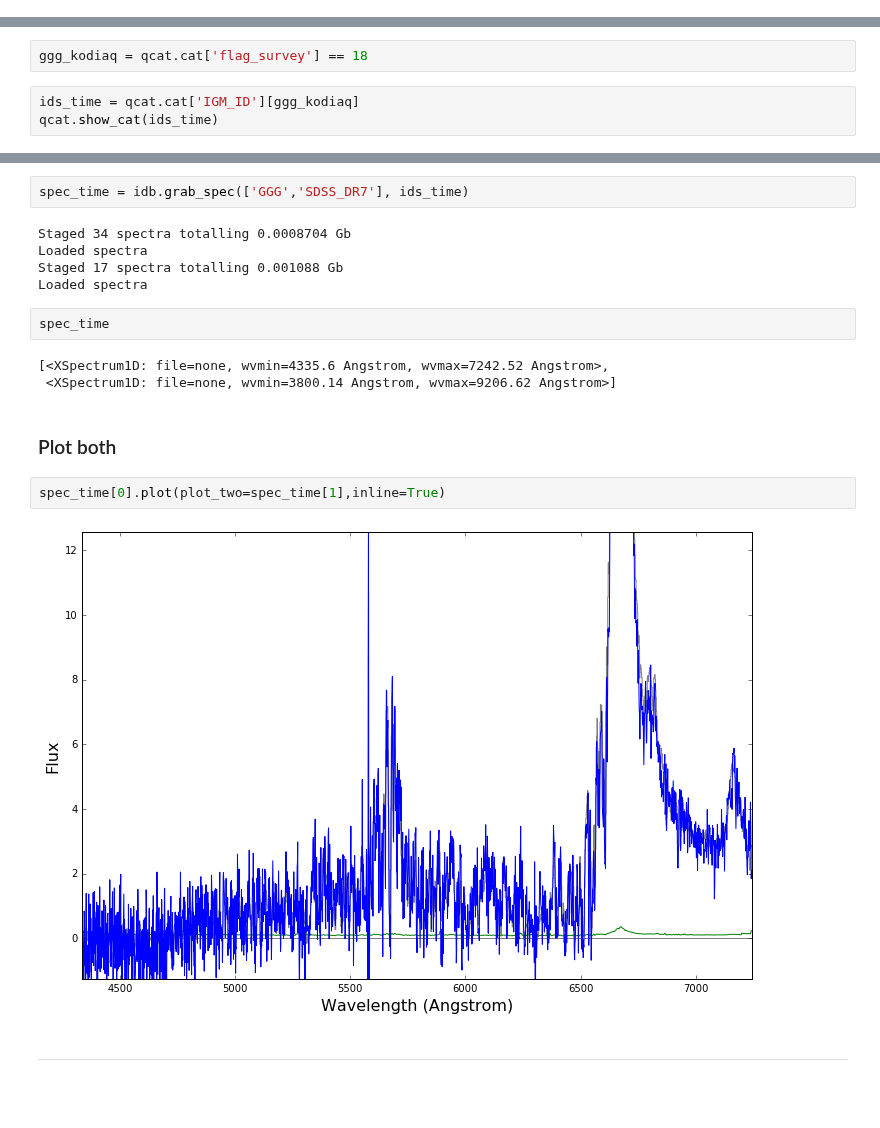
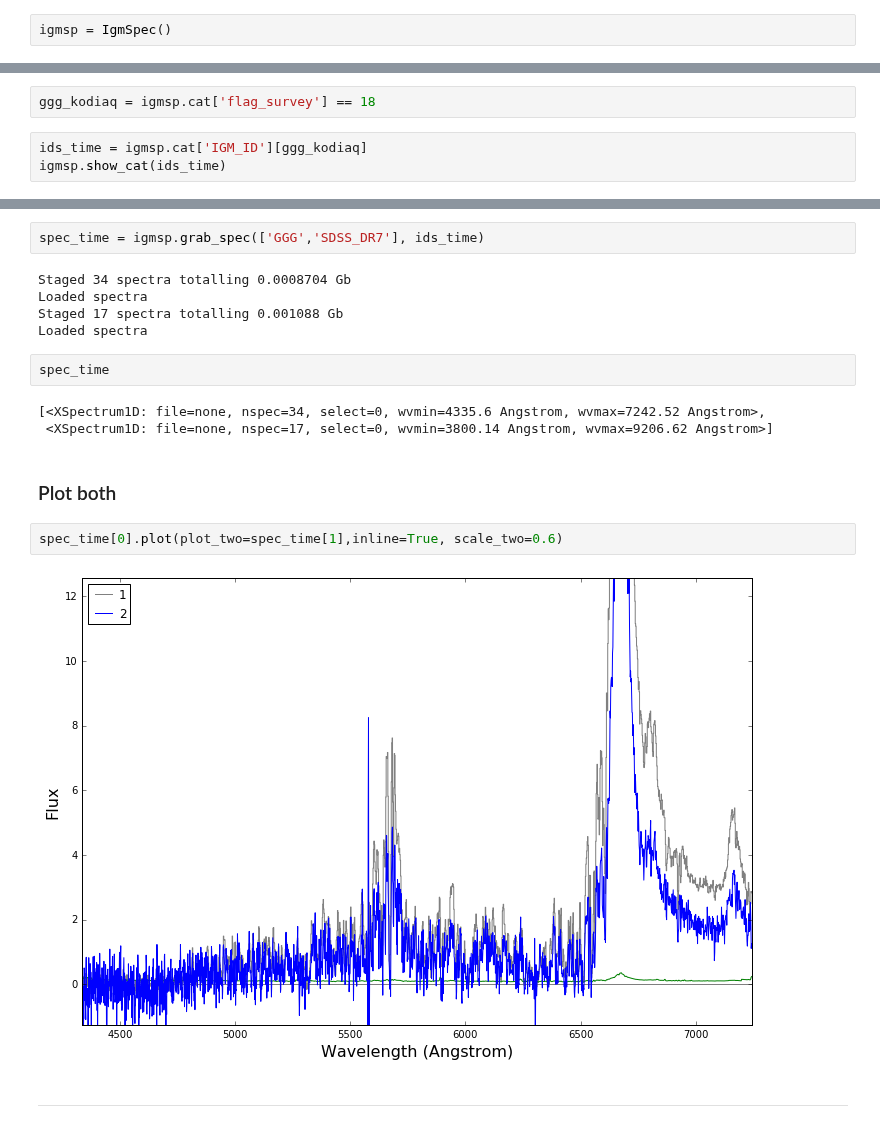
Before and after one commit to specdb/igmspec, a Jupyter notebook: docs/examples/Simple_Usage.ipynb, the cells around one changed output, grey strips where cells are left out. Saved outputs shown, nothing was run; the diff lists cells and outputs as text; blank space fills up the shorter version.

```diff
--- a/docs/examples/Simple_Usage.ipynb
+++ b/docs/examples/Simple_Usage.ipynb
@@ -38,0 +15,2 @@ idb
+# %%
+igmsp = IgmSpec()
@@ -200,10 +189,10 @@ LLSspec.plot(inline=True)
 # %% [markdown]
 ## Time Evolution
 # %%
-ggg_kodiaq = qcat.cat['flag_survey'] == 18
+ggg_kodiaq = igmsp.cat['flag_survey'] == 18
 # %%
-ids_time = qcat.cat['IGM_ID'][ggg_kodiaq]
-qcat.show_cat(ids_time)
+ids_time = igmsp.cat['IGM_ID'][ggg_kodiaq]
+igmsp.show_cat(ids_time)
 # %% [output]
 IGM_ID    RA      DEC     zem   flag_survey sig_zem flag_zem
 ------ -------- -------- ------ ----------- ------- --------
@@ -247,5 +234,5 @@ IGM_ID  RA DEC zem SPEC_FILE qso sRA sDEC pi_date ... kodwred kodrelease DATE-OB
 # %%
-spec_time = idb.grab_spec(['GGG','SDSS_DR7'], ids_time)
+spec_time = igmsp.grab_spec(['GGG','SDSS_DR7'], ids_time)
 # %% [output]
 Staged 34 spectra totalling 0.0008704 Gb
 Loaded spectra
@@ -254,14 +241,14 @@ Loaded spectra
 # %%
 spec_time
 # %% [output]
-[<XSpectrum1D: file=none, wvmin=4335.6 Angstrom, wvmax=7242.52 Angstrom>,
- <XSpectrum1D: file=none, wvmin=3800.14 Angstrom, wvmax=9206.62 Angstrom>]
+[<XSpectrum1D: file=none, nspec=34, select=0, wvmin=4335.6 Angstrom, wvmax=7242.52 Angstrom>,
+ <XSpectrum1D: file=none, nspec=17, select=0, wvmin=3800.14 Angstrom, wvmax=9206.62 Angstrom>]
 # %% [markdown]
 ### Plot both
 # %%
-spec_time[0].plot(plot_two=spec_time[1],inline=True)
+spec_time[0].plot(plot_two=spec_time[1],inline=True, scale_two=0.6)
 # %% [output]
-[figure, old version]
+[figure, new version]
 # %% [markdown]
 ----
 # %% [markdown]
```
Also changed, not shown: parts of 27 cells of this notebook, 3 other files.
